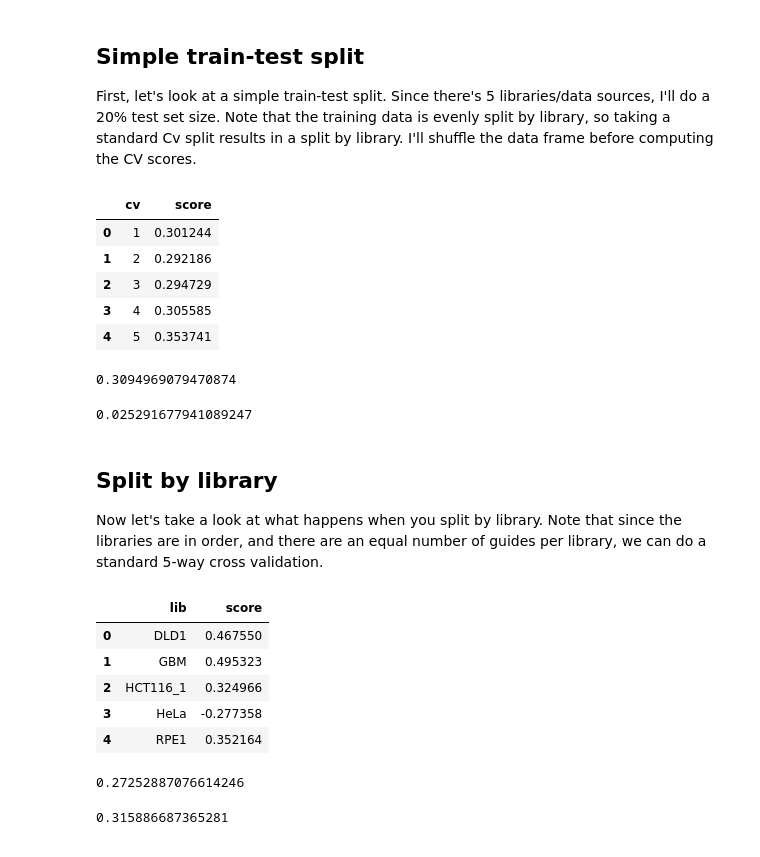
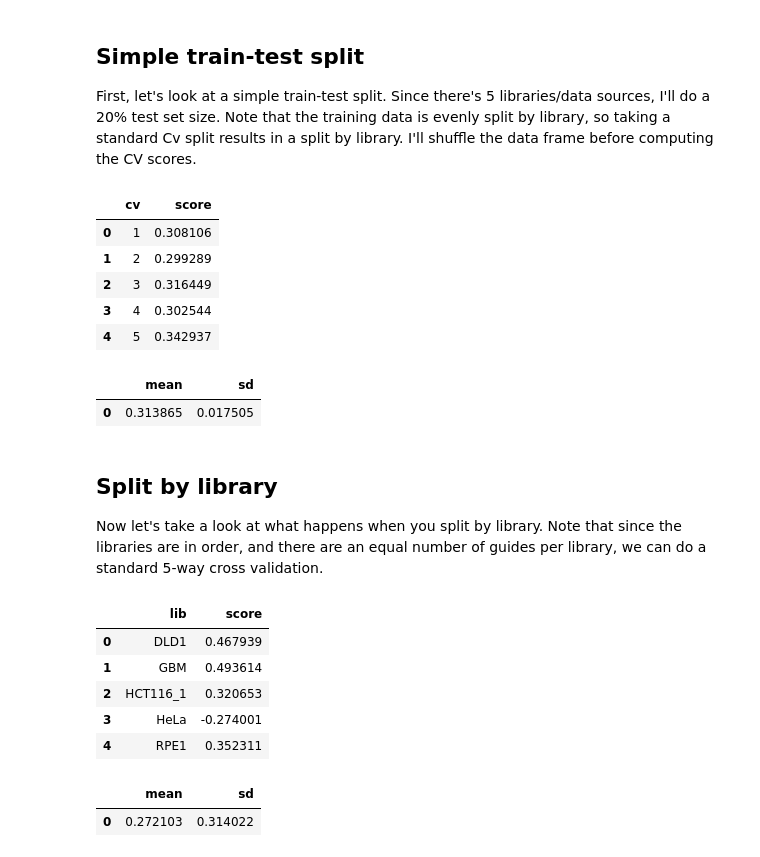
Before and after one commit to timydaley/timydaley.github.io, a Jupyter notebook: crispr_tko/tree_model/tree_model.ipynb, the cells around one changed output. Drawn from its saved outputs; the diff is of its cells as text; code cells hidden in the pictures.

```diff
--- a/crispr_tko/tree_model/tree_model.ipynb
+++ b/crispr_tko/tree_model/tree_model.ipynb
@@ -135,22 +106,2 @@ HCT116_1    91320
 GBM         91320
 Name: lib, dtype: int64
-# %%
-import numpy as np
-from sklearn.preprocessing import OneHotEncoder
-from sklearn.preprocessing import LabelEncoder
-
-def seq_to_one_hot(seq):
-    # transform sequence into an array
-    seq_array = np.array(list(seq))
-
-    #integer encode the sequence
-    label_encoder = LabelEncoder()
-    integer_encoded_seq = label_encoder.fit_transform(seq_array)
-    #one hot the sequence
-    onehot_encoder = OneHotEncoder(sparse=False)
-    #reshape because that's what OneHotEncoder likes
-    integer_encoded_seq = integer_encoded_seq.reshape(len(integer_encoded_seq), 1)
-    onehot_encoded_seq = onehot_encoder.fit_transform(integer_encoded_seq)
-    return onehot_encoded_seq.flatten()
-
-log2fc_df['sklearn_1hot'] = log2fc_df['seq'].map(lambda s: seq_to_one_hot(s))
@@ -301,19 +214,18 @@ cv_scores = pd.DataFrame({'cv': [1, 2, 3, 4, 5],
 display(HTML(cv_scores.to_html()))
 # %% [output]
 |  | cv | score |
-| 0 | 1 | 0.301244 |
-| 1 | 2 | 0.292186 |
-| 2 | 3 | 0.294729 |
-| 3 | 4 | 0.305585 |
-| 4 | 5 | 0.353741 |
+| 0 | 1 | 0.308106 |
+| 1 | 2 | 0.299289 |
+| 2 | 3 | 0.316449 |
+| 3 | 4 | 0.302544 |
+| 4 | 5 | 0.342937 |
 # %%
-cv_scores['score'].mean()
+cv_scores_summary = pd.DataFrame({'mean': [cv_scores['score'].mean()],
+                                  'sd': [cv_scores['score'].std()]})
+display(HTML(cv_scores_summary.to_html()))
 # %% [output]
-0.3094969079470874
+|  | mean | sd |
+| 0 | 0.313865 | 0.017505 |
-# %%
-cv_scores['score'].std()
-# %% [output]
-0.025291677941089247
 # %% [markdown]
 ## Split by library
 
@@ -326,19 +238,18 @@ lib_cv_scores = pd.DataFrame({'lib': essential_data['lib'].unique(),
 display(HTML(lib_cv_scores.to_html()))
 # %% [output]
 |  | lib | score |
-| 0 | DLD1 | 0.467550 |
-| 1 | GBM | 0.495323 |
-| 2 | HCT116_1 | 0.324966 |
-| 3 | HeLa | -0.277358 |
-| 4 | RPE1 | 0.352164 |
+| 0 | DLD1 | 0.467939 |
+| 1 | GBM | 0.493614 |
+| 2 | HCT116_1 | 0.320653 |
+| 3 | HeLa | -0.274001 |
+| 4 | RPE1 | 0.352311 |
 # %%
-lib_cv_scores['score'].mean()
+lib_cv_scores_summary = pd.DataFrame({'mean': [lib_cv_scores['score'].mean()],
+                                      'sd': [lib_cv_scores['score'].std()]})
+display(HTML(lib_cv_scores_summary.to_html()))
 # %% [output]
-0.27252887076614246
+|  | mean | sd |
+| 0 | 0.272103 | 0.314022 |
-# %%
-lib_cv_scores['score'].std()
-# %% [output]
-0.315886687365281
 # %% [markdown]
 # Interpretation
 
```
Also changed, not shown: parts of 18 cells of this notebook.
